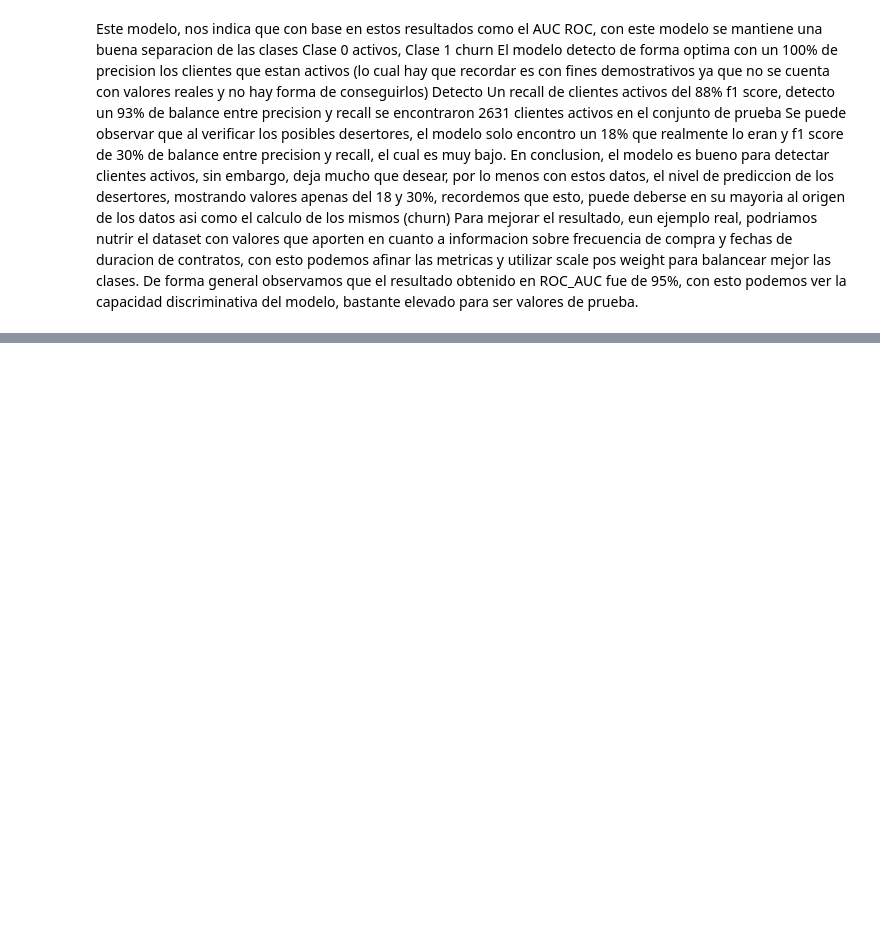
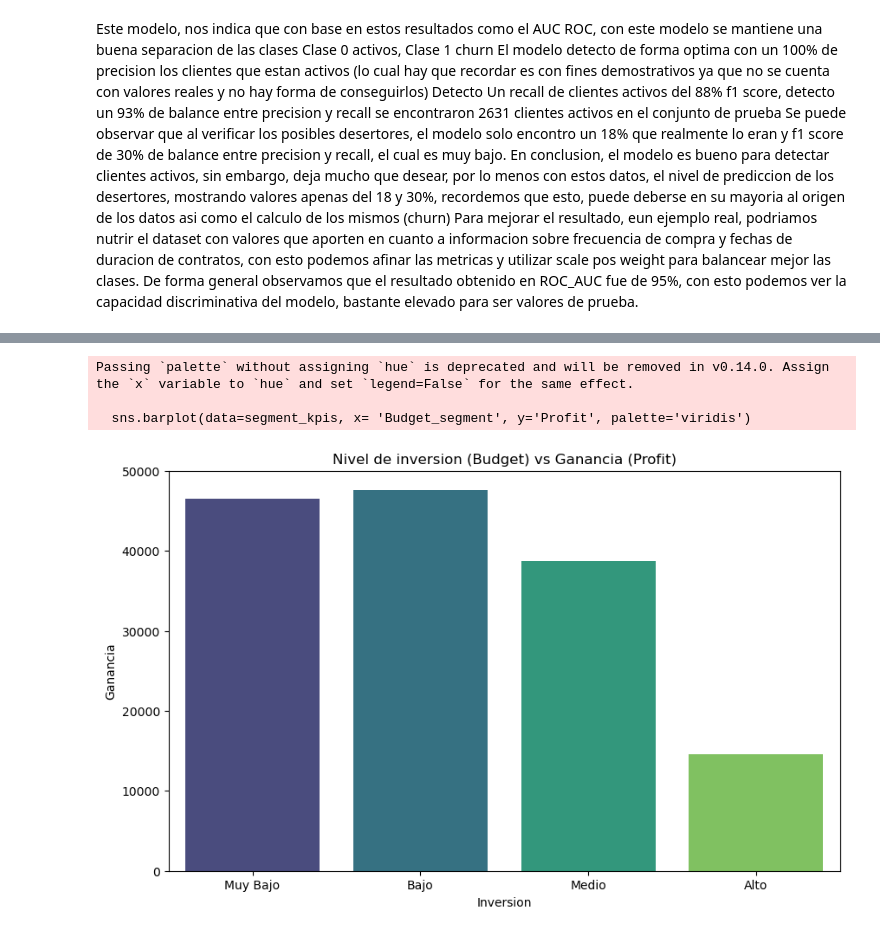
Before and after one commit to edy-29/Segmentacion-clientes, a Jupyter notebook: marketing.ipynb, the cells around one changed output, grey strips where cells are left out. Drawn from its saved outputs; the diff is of its cells as text; code cells hidden in the pictures; blank space fills up the shorter version.

```diff
--- a/marketing.ipynb
+++ b/marketing.ipynb
@@ -766,3 +766,7 @@ Se puede observar que al verificar los posibles desertores, el modelo solo encon
 En conclusion, el modelo es bueno para detectar clientes activos, sin embargo, deja mucho que desear, por lo menos con estos datos, el nivel de prediccion de los desertores, mostrando valores apenas del 18 y 30%, recordemos que esto, puede deberse en su mayoria al origen de los datos asi como el calculo de los mismos (churn)
 Para mejorar el resultado, eun ejemplo real, podriamos nutrir el dataset con valores que aporten en cuanto a informacion sobre frecuencia de compra y fechas de duracion de contratos, con esto podemos afinar las metricas y utilizar scale pos weight para balancear mejor las clases.
 De forma general observamos que el resultado obtenido en ROC_AUC fue de 95%, con esto podemos ver la capacidad discriminativa del modelo, bastante elevado para ser valores de prueba.
+# %%
+kpis = df_depurado[['Budget', 'Clicks', 'Conversions',
+       'Revenue_Generated', 'ROI', 'Units_Sold']]
+kpis
@@ -768,0 +787,7 @@ De forma general observamos que el resultado obtenido en ROC_AUC fue de 95%, con
+# %%
+kpis['CPC'] = kpis['Budget'] / kpis['Clicks']
+kpis['CPA'] = kpis['Budget'] / kpis['Conversions']
+kpis['Revenue_per_Conversion'] = kpis['Revenue_Generated']/kpis['Conversions']
+kpis['Revenues_per_click'] = kpis['Revenue_Generated']/kpis['Clicks']
+kpis['Profit'] = kpis['Revenue_Generated'] - kpis['Budget']
+kpis['ROAS'] = kpis['Revenue_Generated'] / kpis['Budget']
@@ -768,0 +812,3 @@ De forma general observamos que el resultado obtenido en ROC_AUC fue de 95%, con
+# %%
+kpis['CR'] = df_depurado['CR']
+kpis
@@ -768,0 +839,4 @@ De forma general observamos que el resultado obtenido en ROC_AUC fue de 95%, con
+# %%
+kpis['Budget_segment'] = pd.cut(kpis['Budget'], bins=[0,1000,5000,20000,50000], labels=['Muy Bajo', 'Bajo','Medio', 'Alto'])
+segment_kpis = kpis.groupby('Budget_segment')[['ROI', 'Profit','CPC', 'CPA','CR']].mean().reset_index().sort_values(by='Budget_segment')
+segment_kpis
@@ -768,0 +849,12 @@ De forma general observamos que el resultado obtenido en ROC_AUC fue de 95%, con
+# %%
+plt.figure(figsize=(10,6))
+sns.barplot(data=segment_kpis, x= 'Budget_segment', y='Profit', palette='viridis')
+plt.title('Nivel de inversion (Budget) vs Ganancia (Profit)')
+plt.xlabel('Inversion')
+plt.ylabel('Ganancia')
+plt.show()
+# %% [output]
+Passing `palette` without assigning `hue` is deprecated and will be removed in v0.14.0. Assign the `x` variable to `hue` and set `legend=False` for the same effect.
+
+  sns.barplot(data=segment_kpis, x= 'Budget_segment', y='Profit', palette='viridis')
+[figure, added]
```
Also changed, not shown: parts of 20 cells of this notebook.
